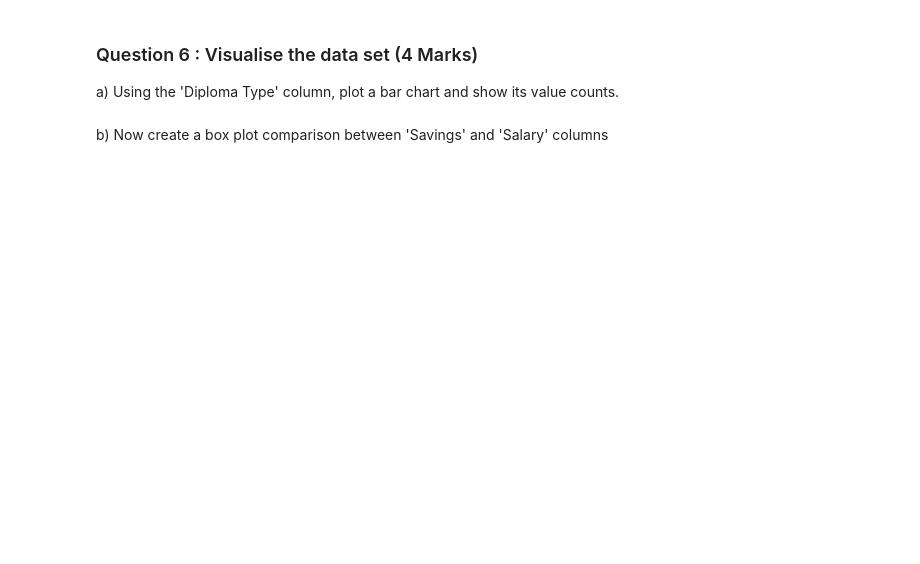
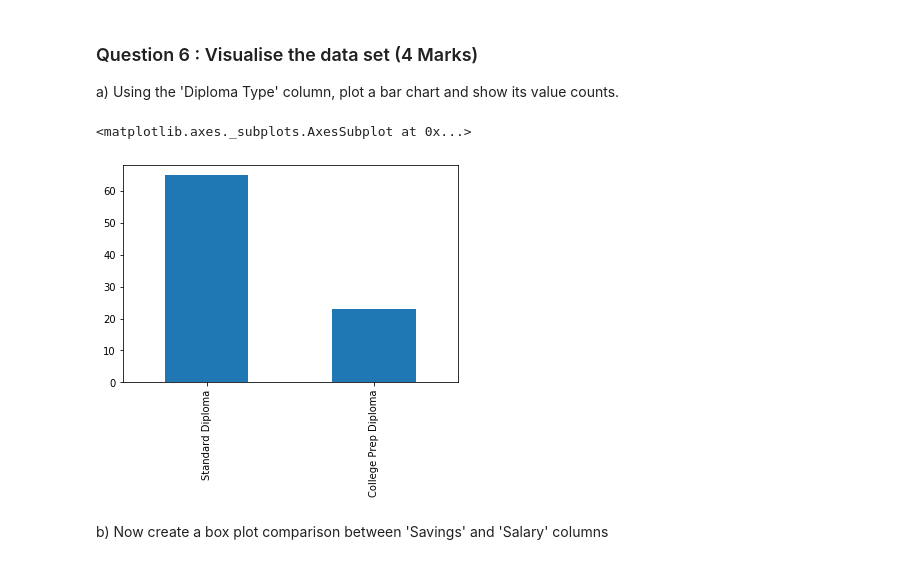
Before and after one commit to WawiraCarol/ads_assignments, a Jupyter notebook: Pandas Analysis Assignment 1.ipynb, the cells around one changed output. Saved outputs shown, nothing was run; the diff lists cells and outputs as text; code cells hidden in the pictures; blank space fills up the shorter version.

```diff
--- a/Pandas Analysis Assignment 1.ipynb
+++ b/Pandas Analysis Assignment 1.ipynb
@@ -24,3 +22,5 @@ ModuleNotFoundError: No module named 'pandas'
 Write code to load the alumni csv dataset into a Pandas DataFrame called 'alumni'.
 # %%
 #q1 (1)
+alumni = pd.read_csv ('alumni.csv')
+alumni
@@ -51,3 +133,4 @@ clean_currency("$66,000")
 66000.0
 # %%
 #a) (2)
+alumni['Savings']= alumni.apply(clean_currency(alumni ['Savings ($)']))
@@ -66,11 +158,13 @@ a) Run the 'alumni["Gender"].value_counts()' to see the incorrect 'M' fields tha
 b) Now use a '.str.replace' on the 'Gender' column to covert the incorrect 'M' fields. Hint: We must use ^...$ to restrict the pattern to match the whole string.
 # %%
 # b) (1)
+
+gender = alumni['Gender'].str.replace ('^M$','Male')
 # %% [markdown]
 c) That didn't the set alumni["Gender"] column however. You will need to update the column when using the replace command 'alumni["Gender"]=<replace command>', show how this is done below
 # %%
 # c) (1)
-#alumni["Gender"]=
+alumni["Gender"] = gender
 # %% [markdown]
 d) You can set it directly by using the df.loc command, show how this can be done by using the 'df.loc[row_indexer,col_indexer] = value' command to convert the 'M' to 'Male'
 # %%
@@ -102,3 +226,10 @@ a) Using the 'Diploma Type' column, plot a bar chart and show its value counts.
+# %%
+#a) (1)
+alumni.rename(columns = {'Diploma Type': 'Diploma_Type'}, inplace= True)
+alumni.Diploma_Type.value_counts().plot(kind = 'bar')
+# %% [output]
+<matplotlib.axes._subplots.AxesSubplot at 0x...>
+[figure, added]
 # %% [markdown]
 b) Now create a box plot comparison between 'Savings' and 'Salary' columns
 # %%
```
Also changed, not shown: parts of 27 cells of this notebook.
